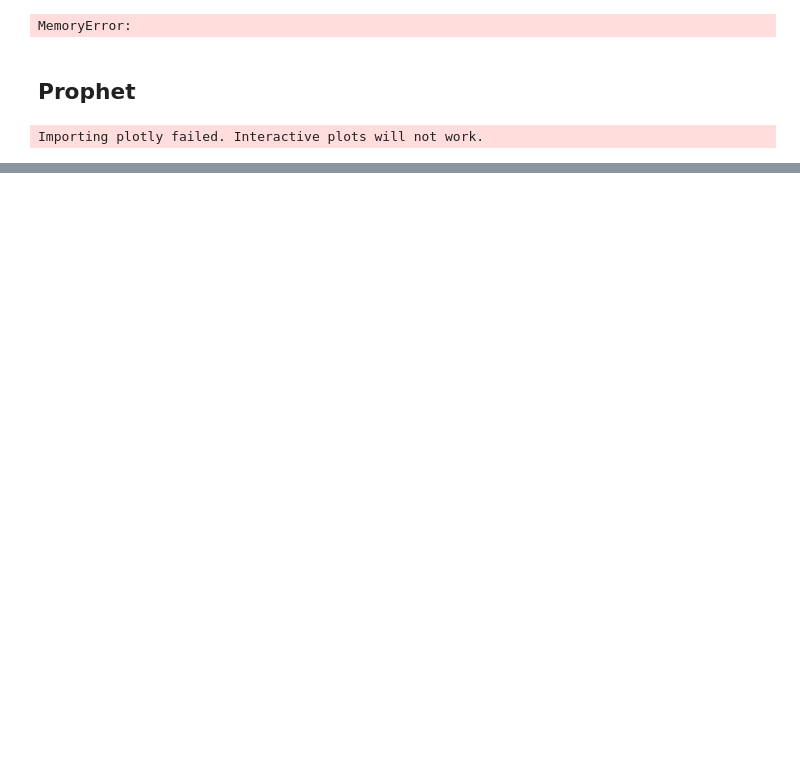
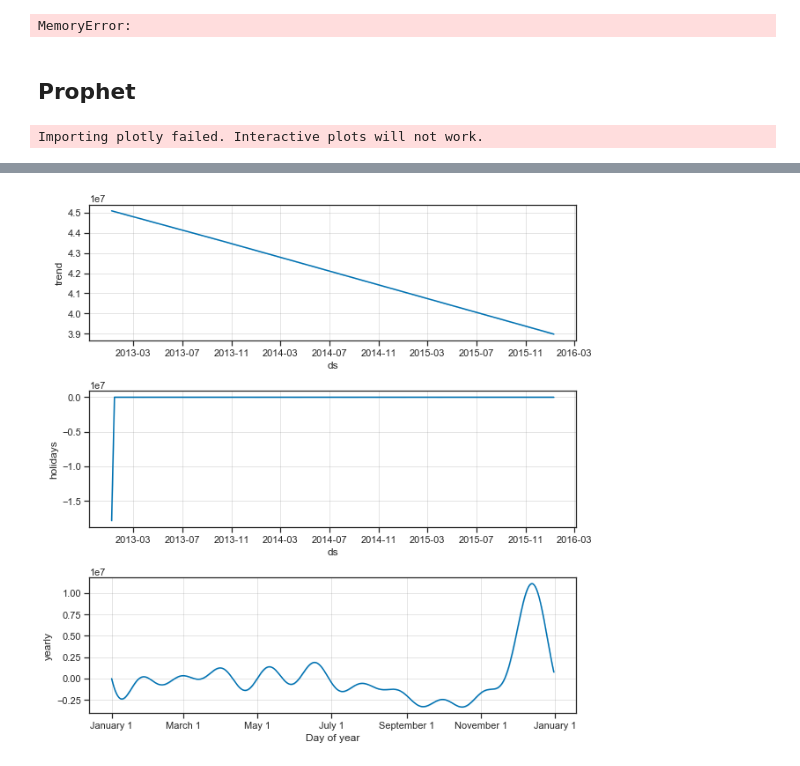
Before and after one commit to comsavvy/Rossman-Sales-Prediction, a Jupyter notebook: Rossman Sales Prediction.ipynb, the cells around one changed output, grey strips where cells are left out. Drawn from its saved outputs; the diff is of its cells as text; code cells hidden in the pictures; blank space fills up the shorter version.

```diff
--- a/Rossman Sales Prediction.ipynb
+++ b/Rossman Sales Prediction.ipynb
@@ -908,0 +1006,5 @@ Importing plotly failed. Interactive plots will not work.
+# %%
+# with this method we can see the components (trend, yearly seasonality and weekly seasonality of the time series.).
+fig2 = prophet.plot_components(forecast)
+# %% [output]
+[figure, added]
```
Also changed, not shown: parts of 29 cells of this notebook, 2 other files.
